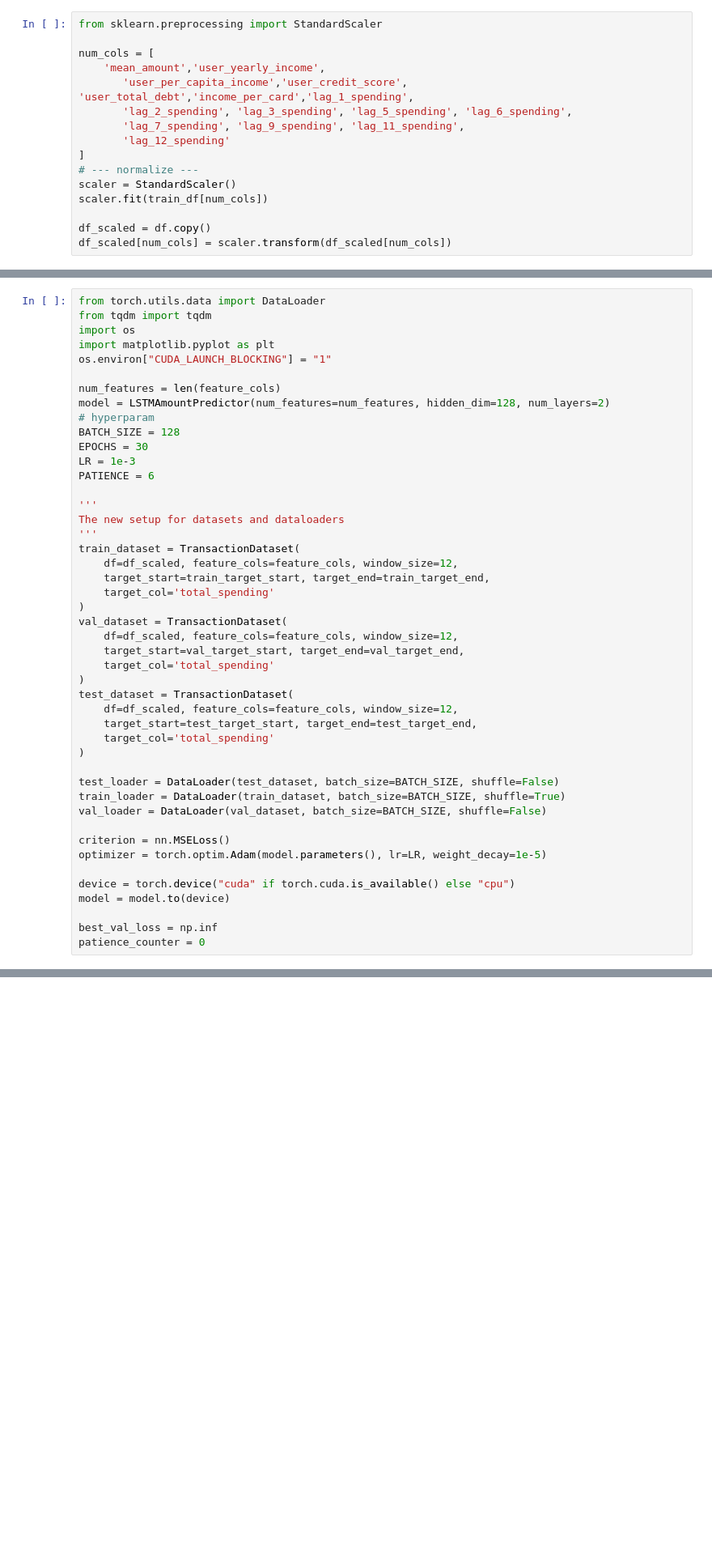
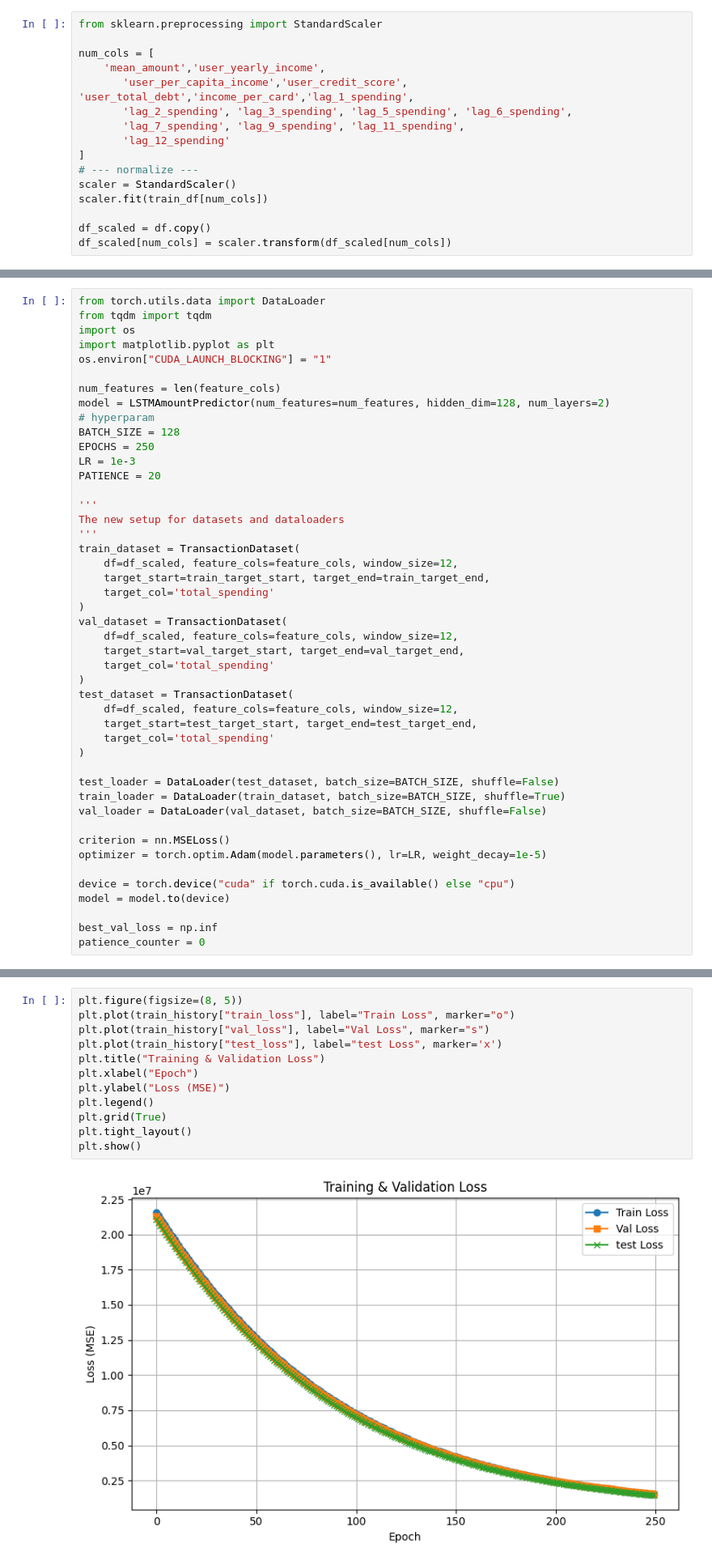
Before and after one commit to QHCeng/Capstone, a Jupyter notebook: LSTM/lstm_total_prediction.ipynb, the cells around one changed output, grey strips where cells are left out. Shown at 81% size. Cells and saved outputs as stored; diff of their text form; blank space fills up the shorter version.

```diff
--- a/LSTM/lstm_total_prediction.ipynb
+++ b/LSTM/lstm_total_prediction.ipynb
@@ -178,9 +178,9 @@ num_features = len(feature_cols)
 model = LSTMAmountPredictor(num_features=num_features, hidden_dim=128, num_layers=2)
 # hyperparam
 BATCH_SIZE = 128
-EPOCHS = 30
+EPOCHS = 250
 LR = 1e-3
-PATIENCE = 6
+PATIENCE = 20
 
 '''
 The new setup for datasets and dataloaders
@@ -309,3 +309,17 @@ plt.show()
+# %%
+plt.figure(figsize=(8, 5))
+plt.plot(train_history["train_loss"], label="Train Loss", marker="o")
+plt.plot(train_history["val_loss"], label="Val Loss", marker="s")
+plt.plot(train_history["test_loss"], label="test Loss", marker='x')
+plt.title("Training & Validation Loss")
+plt.xlabel("Epoch")
+plt.ylabel("Loss (MSE)")
+plt.legend()
+plt.grid(True)
+plt.tight_layout()
+plt.show()
+# %% [output]
+[figure, added]
 # %%
 import torch
 import numpy as np
```
Also changed, not shown: parts of 2 cells of this notebook.
